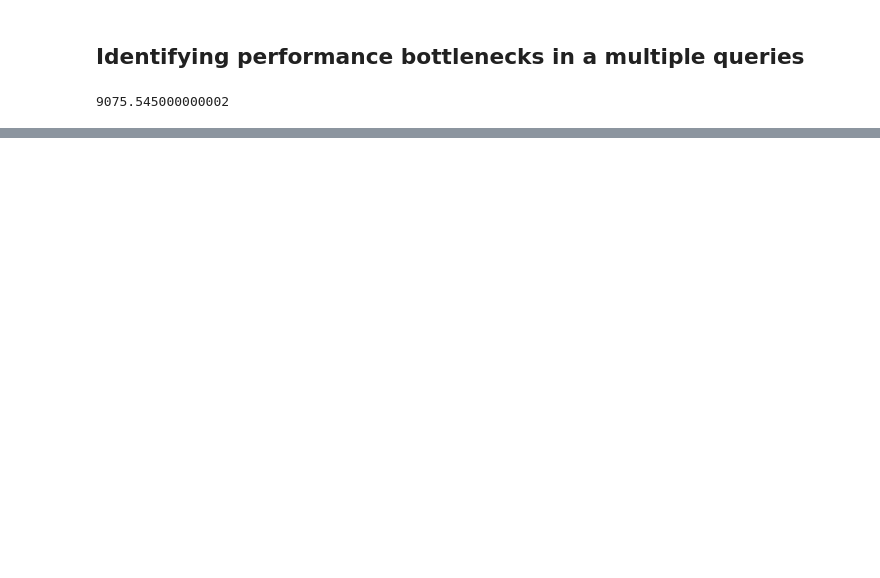
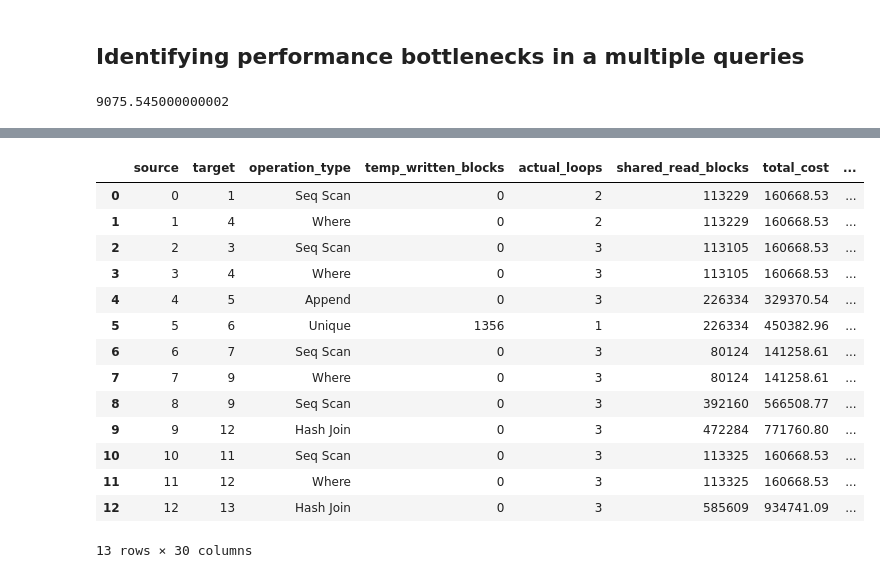
Before and after one commit to eyaltrabelsi/query-flow, a Jupyter notebook: examples/7. Identifying performance bottlenecks in a multiple queries.ipynb, the cells around one changed output, grey strips where cells are left out. Cells and saved outputs as stored; diff of their text form; code cells hidden in the pictures; blank space fills up the shorter version.

```diff
--- a/examples/7. Identifying performance bottlenecks in a multiple queries.ipynb
+++ b/examples/7. Identifying performance bottlenecks in a multiple queries.ipynb
@@ -93,0 +94,20 @@ divide by zero encountered in long_scalars
+# %%
+
+flow_df = query_renderer.get_flow_df(queries, con_str=con_str)
+flow_df
+# %% [output]
+|  | source | target | operation_type | temp_written_blocks | actual_loops | shared_read_blocks | total_cost | ... |
+| 0 | 0 | 1 | Seq Scan | 0 | 2 | 113229 | 160668.53 | ... |
+| 1 | 1 | 4 | Where | 0 | 2 | 113229 | 160668.53 | ... |
+| 2 | 2 | 3 | Seq Scan | 0 | 3 | 113105 | 160668.53 | ... |
+| 3 | 3 | 4 | Where | 0 | 3 | 113105 | 160668.53 | ... |
+| 4 | 4 | 5 | Append | 0 | 3 | 226334 | 329370.54 | ... |
+| 5 | 5 | 6 | Unique | 1356 | 1 | 226334 | 450382.96 | ... |
+| 6 | 6 | 7 | Seq Scan | 0 | 3 | 80124 | 141258.61 | ... |
+| 7 | 7 | 9 | Where | 0 | 3 | 80124 | 141258.61 | ... |
+| 8 | 8 | 9 | Seq Scan | 0 | 3 | 392160 | 566508.77 | ... |
+| 9 | 9 | 12 | Hash Join | 0 | 3 | 472284 | 771760.80 | ... |
+| 10 | 10 | 11 | Seq Scan | 0 | 3 | 113325 | 160668.53 | ... |
+| 11 | 11 | 12 | Where | 0 | 3 | 113325 | 160668.53 | ... |
+| 12 | 12 | 13 | Hash Join | 0 | 3 | 585609 | 934741.09 | ... |
+13 rows × 30 columns
```
Also changed, not shown: parts of 3 cells of this notebook, 13 other files.
